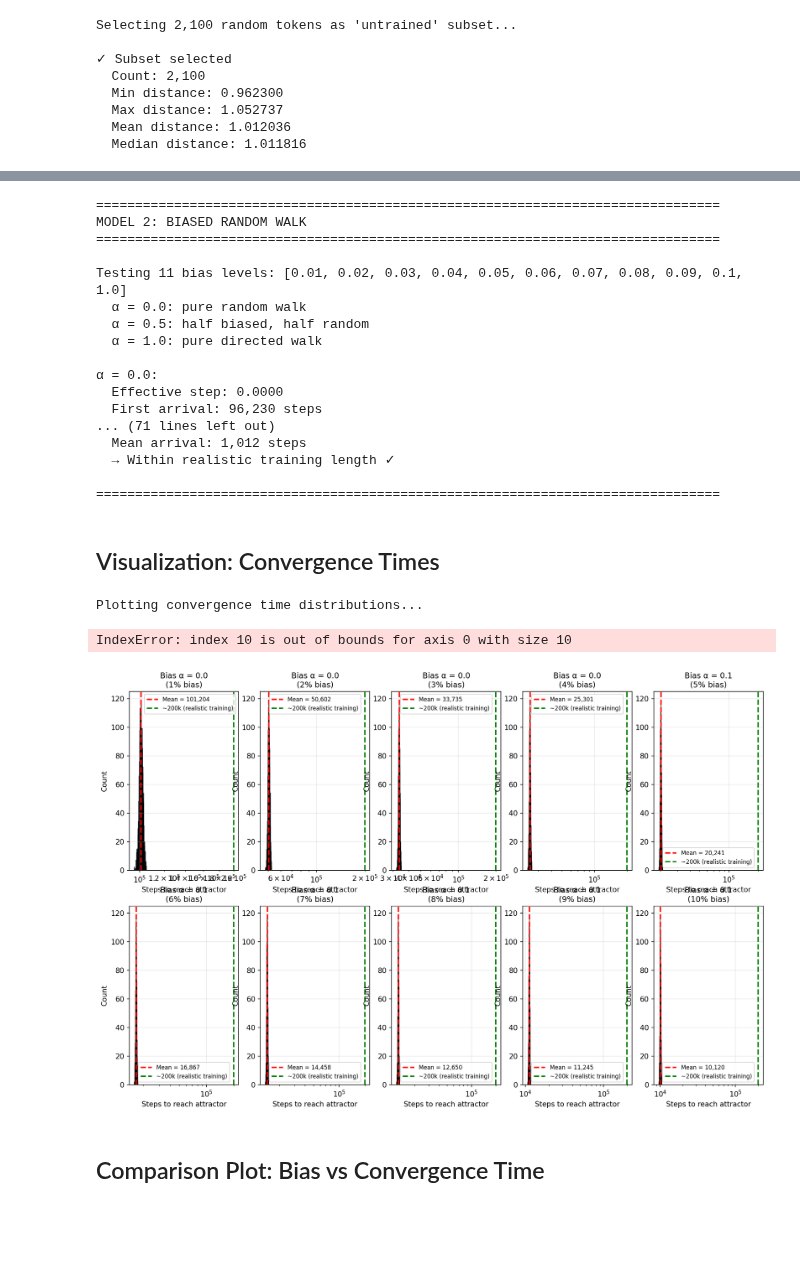
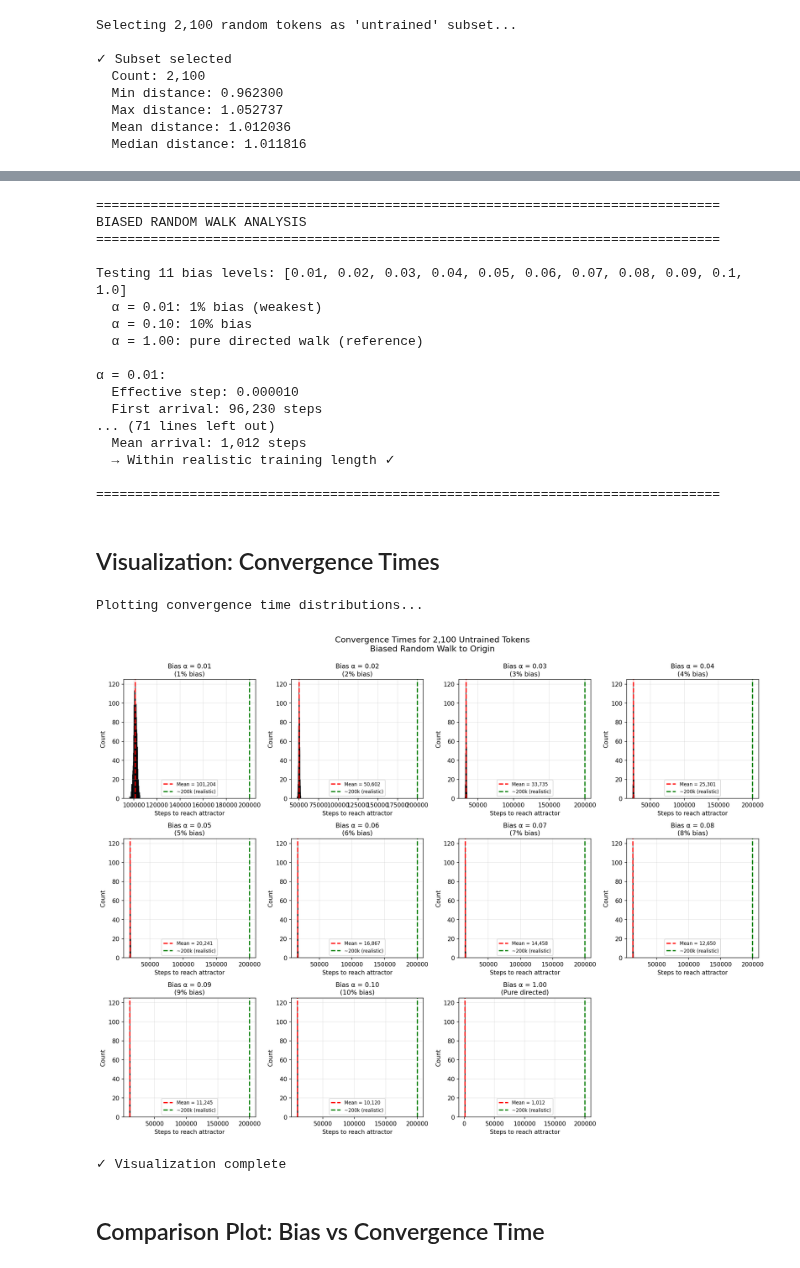
Before and after one commit to Embedding-Space/Azimuth_II, a Jupyter notebook: box_3/notebooks/1.15c_attractor_convergence.ipynb, the cells around one changed output, grey strips where cells are left out. Cells and saved outputs as stored; diff of their text form; code cells hidden in the pictures; blank space fills up the shorter version.

Commit message:
Attractor model actually looking good?

```diff
--- a/box_3/notebooks/1.15c_attractor_convergence.ipynb
+++ b/box_3/notebooks/1.15c_attractor_convergence.ipynb
@@ -302,12 +205,12 @@ This is an approximation that ignores the random component's interference.
 # %%
 print(f"\n{'='*80}")
-print(f"MODEL 2: BIASED RANDOM WALK")
+print(f"BIASED RANDOM WALK ANALYSIS")
 print(f"{'='*80}\n")
 
 print(f"Testing {len(BIAS_LEVELS)} bias levels: {BIAS_LEVELS}")
-print(f"  α = 0.0: pure random walk")
-print(f"  α = 0.5: half biased, half random")
-print(f"  α = 1.0: pure directed walk")
+print(f"  α = 0.01: 1% bias (weakest)")
+print(f"  α = 0.10: 10% bias")
+print(f"  α = 1.00: pure directed walk (reference)")
 print()
 
 biased_results = {}
@@ -321,8 +224,8 @@ for alpha in BIAS_LEVELS:
 
     biased_results[alpha] = steps_biased
 
-    print(f"α = {alpha:.1f}:")
-    print(f"  Effective step: {effective_step:.4f}")
+    print(f"α = {alpha:.2f}:")
+    print(f"  Effective step: {effective_step:.6f}")
     print(f"  First arrival: {steps_biased.min():,.0f} steps")
     print(f"  Last arrival: {steps_biased.max():,.0f} steps")
     print(f"  Mean arrival: {steps_biased.mean():,.0f} steps")
@@ -336,16 +239,16 @@ for alpha in BIAS_LEVELS:
 print(f"{'='*80}")
 # %% [output]
 ================================================================================
-MODEL 2: BIASED RANDOM WALK
+BIASED RANDOM WALK ANALYSIS
 ================================================================================
 
 Testing 11 bias levels: [0.01, 0.02, 0.03, 0.04, 0.05, 0.06, 0.07, 0.08, 0.09, 0.1, 1.0]
-  α = 0.0: pure random walk
-  α = 0.5: half biased, half random
-  α = 1.0: pure directed walk
+  α = 0.01: 1% bias (weakest)
+  α = 0.10: 10% bias
+  α = 1.00: pure directed walk (reference)
 
-α = 0.0:
-  Effective step: 0.0000
+α = 0.01:
+  Effective step: 0.000010
   First arrival: 96,230 steps
 ... (71 lines left out)
   Mean arrival: 1,012 steps
@@ -357,33 +260,36 @@ Testing 11 bias levels: [0.01, 0.02, 0.03, 0.04, 0.05, 0.06, 0.07, 0.08, 0.09, 0
 # %%
 print(f"\nPlotting convergence time distributions...\n")
 
-fig, axes = plt.subplots(2, 5, figsize=(16, 10), dpi=PLOT_DPI)
+# Create grid: 3 rows × 4 columns (11 plots + 1 empty)
+fig, axes = plt.subplots(3, 4, figsize=(16, 12), dpi=PLOT_DPI)
 axes = axes.flatten()
 
 for idx, alpha in enumerate(BIAS_LEVELS):
     ax = axes[idx]
     steps = biased_results[alpha]
 
     ax.hist(steps, bins=50, color='steelblue', edgecolor='black', alpha=0.7)
     ax.axvline(steps.mean(), color='red', linestyle='--', linewidth=2, label=f'Mean = {steps.mean():,.0f}')
-    ax.axvline(200_000, color='green', linestyle='--', linewidth=2, label='~200k (realistic training)')
+    ax.axvline(200_000, color='green', linestyle='--', linewidth=2, label='~200k (realistic)')
 
     ax.set_xlabel('Steps to reach attractor', fontsize=10)
     ax.set_ylabel('Count', fontsize=10)
-    ax.set_title(f'Bias α = {alpha:.1f}\n({"Pure directed" if alpha == 1.0 else "Pure random" if alpha == 0.0 else f"{int(alpha*100)}% bias"})', fontsize=11)
-    ax.set_xscale('log')
+    ax.set_title(f'Bias α = {alpha:.2f}\n({"Pure directed" if alpha == 1.0 else f"{int(alpha*100)}% bias"})', fontsize=11)
     ax.legend(fontsize=8)
     ax.grid(True, alpha=0.3)
+
+# Hide the last unused subplot
+axes[-1].axis('off')
 
 plt.suptitle(f'Convergence Times for {N_UNTRAINED:,} Untrained Tokens\nBiased Random Walk to Origin', fontsize=14, y=0.995)
 plt.tight_layout()
 plt.show()
 
 print(f"✓ Visualization complete")
 # %% [output]
 Plotting convergence time distributions...
+[figure, new version]
-IndexError: index 10 is out of bounds for axis 0 with size 10
+✓ Visualization complete
-[figure, old version]
 # %% [markdown]
 ## Comparison Plot: Bias vs Convergence Time
 # %%
```
Also changed, not shown: parts of 18 cells of this notebook, 1 other file.
